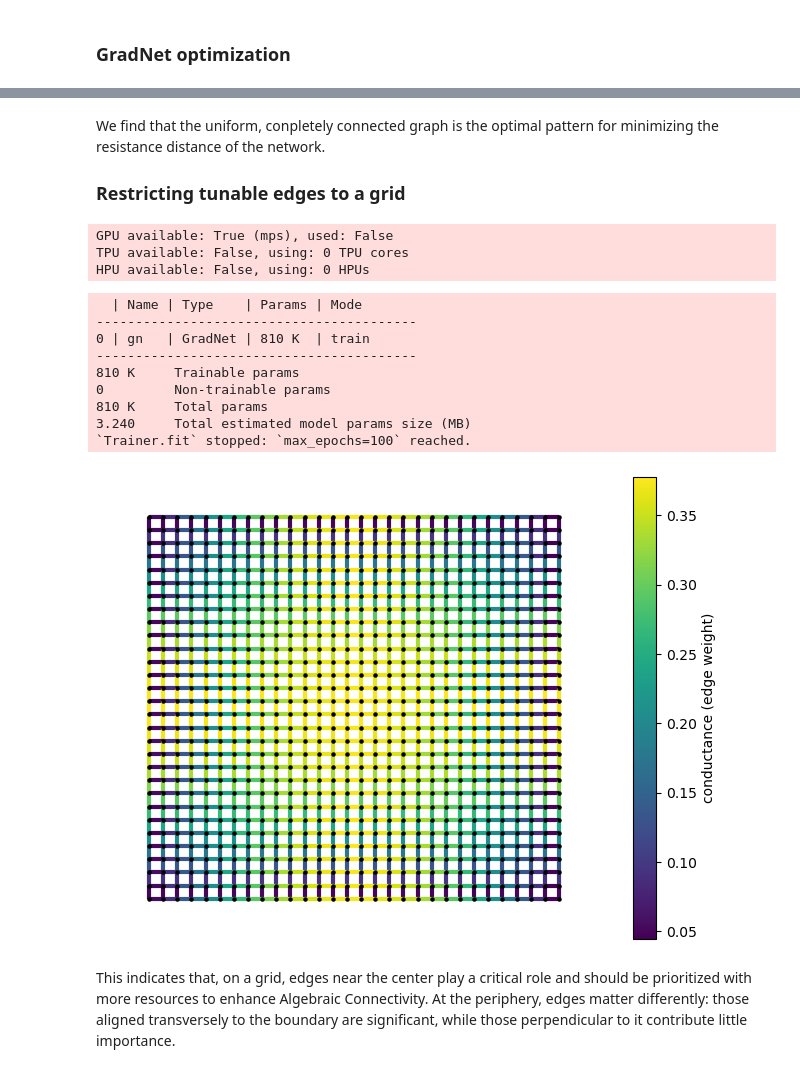
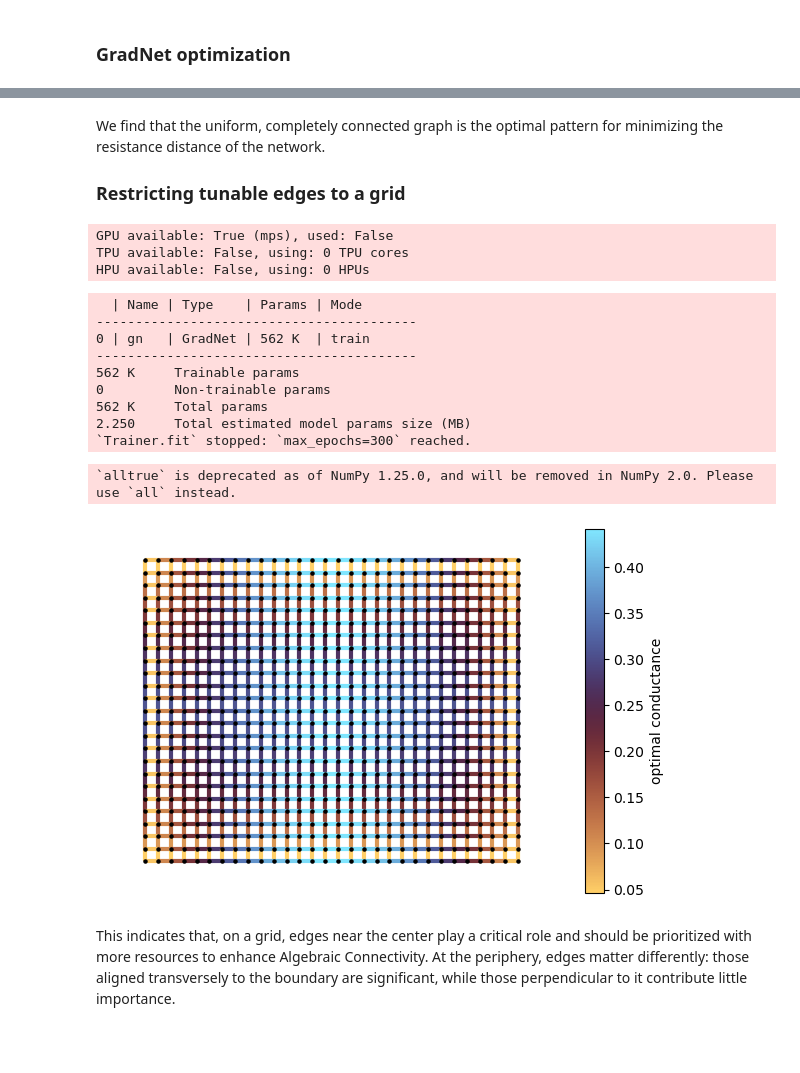
Before and after one commit to mikaberidze/gradnet, a Jupyter notebook: examples/1_algebraic_connectivity.ipynb, the cells around one changed output, grey strips where cells are left out. Cells and saved outputs as stored; diff of their text form; code cells hidden in the pictures; blank space fills up the shorter version.

```diff
--- a/examples/1_algebraic_connectivity.ipynb
+++ b/examples/1_algebraic_connectivity.ipynb
@@ -61,0 +56,6 @@ HPU available: False, using: 0 HPUs
+# %%
+fig, ax = plt.subplots(figsize=(6, 4))
+# ax2 = fig.add_subplot((.42,.47,.35,.5))
+plot_adjacency_heatmap(gn, ax=ax)
+# plot_graph(gn, ax=ax2)
+plt.tight_layout()
@@ -62,12 +64,12 @@ HPU available: False, using: 0 HPUs
 # %% [markdown]
-We find that the uniform, conpletely connected graph is the optimal pattern for minimizing the resistance distance of the network.
+We find that the uniform, completely connected graph is the optimal pattern for minimizing the resistance distance of the network.
 
 ### Restricting tunable edges to a grid
 # %%
 import numpy as np
 import networkx as nx
 
-rows = 30
+rows = 25
 cols = 30
 N = rows * cols
 
@@ -78,46 +80,50 @@ def make_grid_mask(rows, cols):
 
 mask = make_grid_mask(rows, cols)
 
-gn_grid = GradNet(num_nodes=N, budget=budget_per_node * N, mask=mask, rand_init_weights=0.1)
-lightning_trainer, best_ckpt = fit(gn=gn_grid, loss_fn=loss_fn, num_updates=100, optim_kwargs={"lr": 0.01}, accelerator="cpu");
+gn_grid = GradNet(num_nodes=N, budget=budget_per_node * N, mask=mask, rand_init_weights=0.)
+lightning_trainer, best_ckpt = fit(gn=gn_grid, loss_fn=loss_fn, num_updates=300, optim_kwargs={"lr": 0.01}, accelerator="cpu");
 # %% [output]
 GPU available: True (mps), used: False
 TPU available: False, using: 0 TPU cores
 HPU available: False, using: 0 HPUs
   | Name | Type    | Params | Mode
 -----------------------------------------
-0 | gn   | GradNet | 810 K  | train
+0 | gn   | GradNet | 562 K  | train
 -----------------------------------------
-810 K     Trainable params
+562 K     Trainable params
 0         Non-trainable params
-810 K     Total params
-3.240     Total estimated model params size (MB)
-`Trainer.fit` stopped: `max_epochs=100` reached.
+562 K     Total params
+2.250     Total estimated model params size (MB)
+`Trainer.fit` stopped: `max_epochs=300` reached.
 # %%
 from gradnet.utils import to_networkx
+import cmcrameri.cm as cmc
+
 
 net = to_networkx(gn_grid)
 
 def draw_grid_graph(net):
     """Draw a grid graph with edges colored by their weights."""
     edge_weights = np.array(list(nx.get_edge_attributes(net, 'weight').values()))
     pos = {r * cols + c: (c, -r) for r in range(rows) for c in range(cols)}
 
-    fig, ax = plt.subplots(figsize=(8, 6))  # Create figure and axis
-
+    fig, ax = plt.subplots(figsize=(6, 4))  # Create figure and axis
+    cmap = cmc.managua
     # Draw graph on the same axis
-    nx.draw_networkx_edges(net, pos=pos, ax=ax, edge_color=edge_weights, edge_cmap=plt.cm.viridis, width=3)
+    nx.draw_networkx_edges(net, pos=pos, ax=ax, edge_color=edge_weights, edge_cmap=cmap, width=3)
     nx.draw_networkx_nodes(net, pos=pos, ax=ax, nodelist=sorted(net.nodes()), node_color="k", node_size=5)
     ax.set_axis_off()
 
     # Add colorbar linked to edges
-    sm = plt.cm.ScalarMappable(cmap=plt.cm.viridis)
+    sm = plt.cm.ScalarMappable(cmap=cmap)
     sm.set_array(edge_weights)
-    fig.colorbar(sm, ax=ax, label="conductance (edge weight)")
+    fig.colorbar(sm, ax=ax, label="optimal conductance")
 
 draw_grid_graph(net)
+plt.tight_layout()
 plt.show()
 # %% [output]
+`alltrue` is deprecated as of NumPy 1.25.0, and will be removed in NumPy 2.0. Please use `all` instead.
-[figure, old version]
+[figure, new version]
 # %% [markdown]
 This indicates that, on a grid, edges near the center play a critical role and should be prioritized with more resources to enhance Algebraic Connectivity. At the periphery, edges matter differently: those aligned transversely to the boundary are significant, while those perpendicular to it contribute little importance.
```
Also changed, not shown: parts of 5 cells of this notebook, 15 other files.
